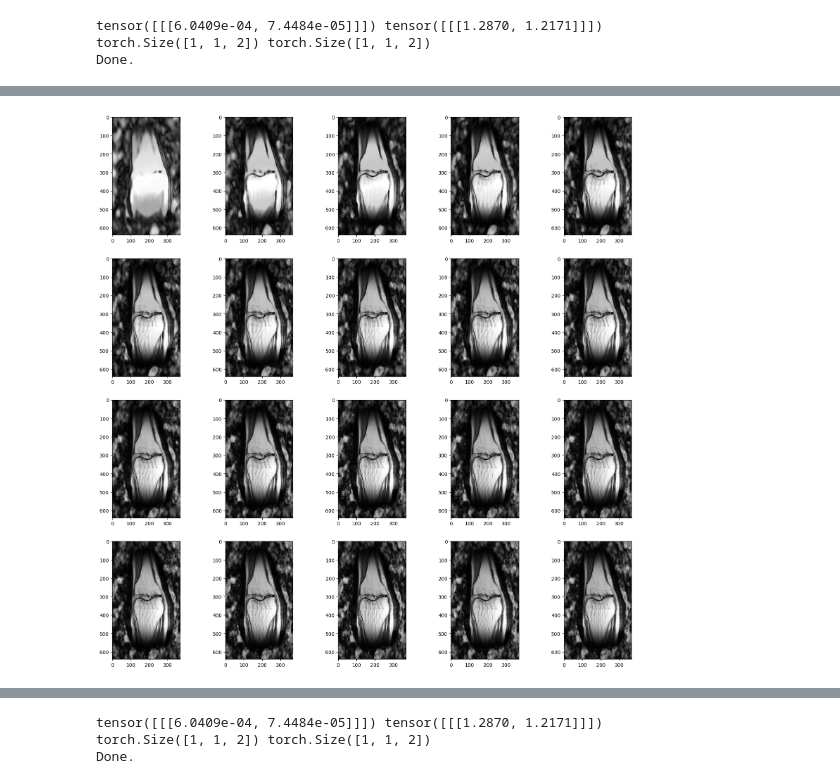
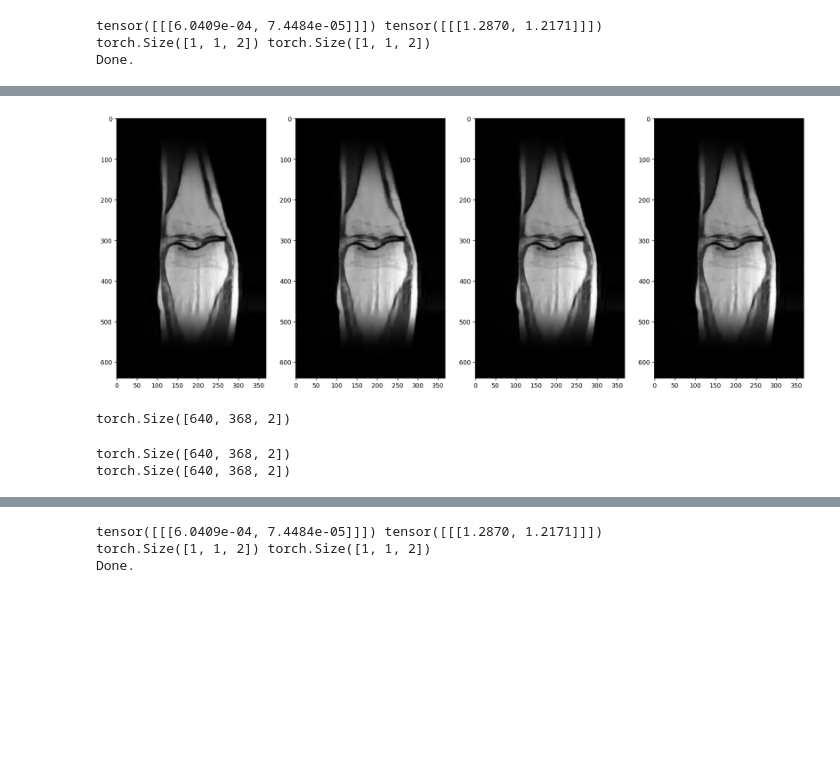
Before and after one commit to gRox167/ese5934_project, a Jupyter notebook: framework_plus_DF.ipynb, the cells around one changed output, grey strips where cells are left out. Drawn from its saved outputs; the diff is of its cells as text; code cells hidden in the pictures; blank space fills up the shorter version.

```diff
--- a/framework_plus_DF.ipynb
+++ b/framework_plus_DF.ipynb
@@ -63,12 +114,12 @@ torch.Size([15, 640, 368, 2]) torch.Size([1, 1, 368, 1]) torch.Size([15, 640, 36
 # %%
-params, image_list = reconstruct(
+params, image_list_ADAM = reconstruct(
     field,
     torch.rand(1, 2),
     masked_kspace,
     csm,
     mask,
     optimizer=optimizer,
-    iterations=200,
+    iterations=1000,
     device=torch.device("cuda"),
 )
 # %% [output]
@@ -95,6 +146,6 @@ import matplotlib.pyplot as plt
 # there are 20 images in the list,
 # we want to plot them in a grid of 4x5
 fig, axs = plt.subplots(1, 4, figsize=(20, 10))
-for i, image in enumerate(image_list):
-    axs[i % 5].imshow(complex_abs(image), cmap="gray")
+for i, image in enumerate(image_list_ADAM[-4:]):
+    axs[i % 5].imshow(complex_abs(image), cmap="gray", vmax=2)
 # %% [output]
@@ -126,7 +177,7 @@ tensor([[[6.0409e-04, 7.4484e-05]]]) tensor([[[1.2870, 1.2171]]])
 torch.Size([1, 1, 2]) torch.Size([1, 1, 2])
 Done.
 # %%
-params, image_list = reconstruct(
+params, image_list_SIREN = reconstruct(
     field,
     coords,
     masked_kspace,
@@ -157,10 +208,20 @@ iteration 1000
 # %%
 import matplotlib.pyplot as plt
 
 # there are 20 images in the list,
 # we want to plot them in a grid of 4x5
-fig, axs = plt.subplots(4, 5, figsize=(20, 20))
-for i, image in enumerate(image_list):
-    axs[i // 5, i % 5].imshow(complex_abs(image), cmap="gray")
+fig, axs = plt.subplots(1, 4, figsize=(20, 20))
+for i, image in enumerate(image_list[-4:]):
+    axs[i % 5].imshow(complex_abs(image), cmap="gray")
 # %% [output]
-[figure, old version]
+[figure, new version]
+# %%
+print(predicted_image_ADAM.shape)
+# %% [output]
+torch.Size([640, 368, 2])
+# %%
+print(predicted_image_SIREN.shape)
+print(ground_truth_image.shape)
+# %% [output]
+torch.Size([640, 368, 2])
+torch.Size([640, 368, 2])
```
Also changed, not shown: parts of 13 cells of this notebook, 4 other files.
